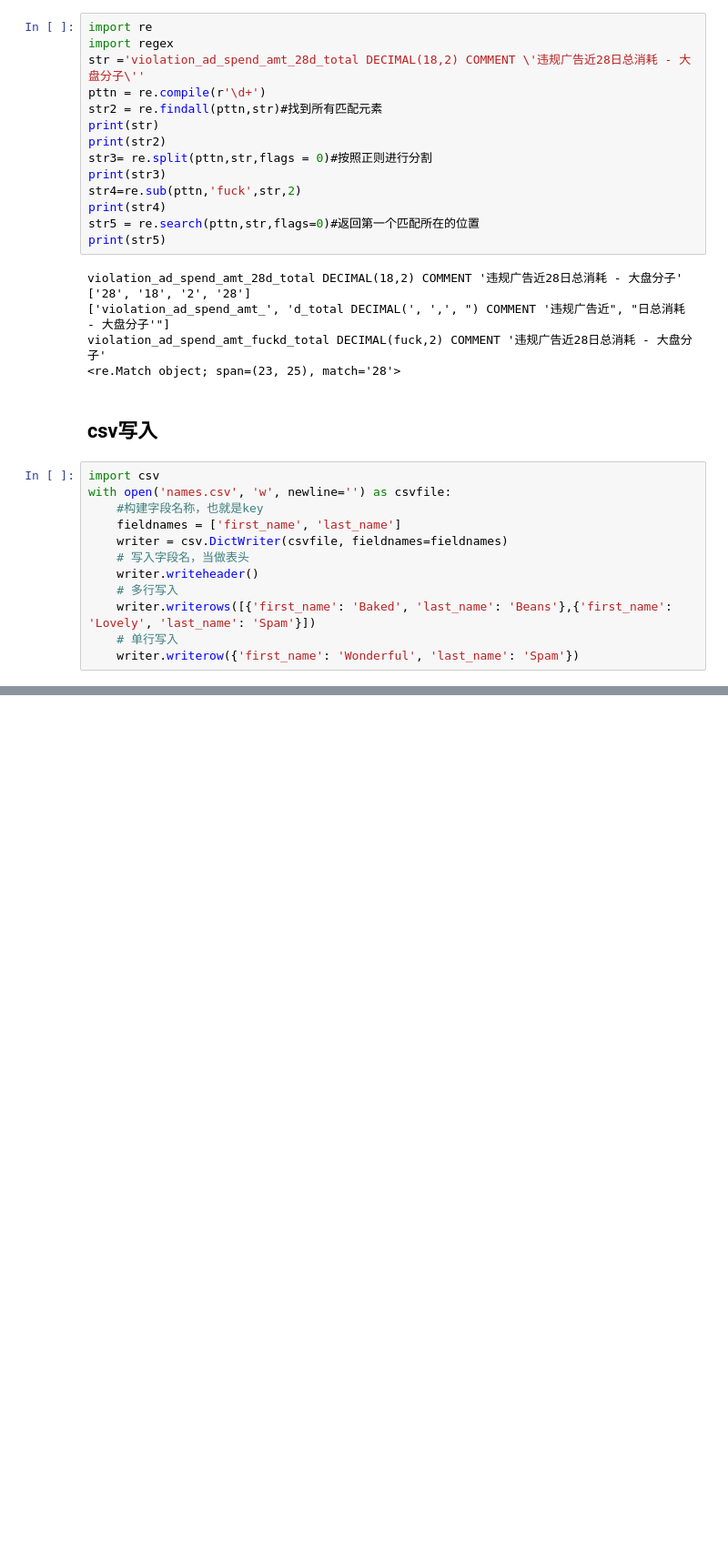
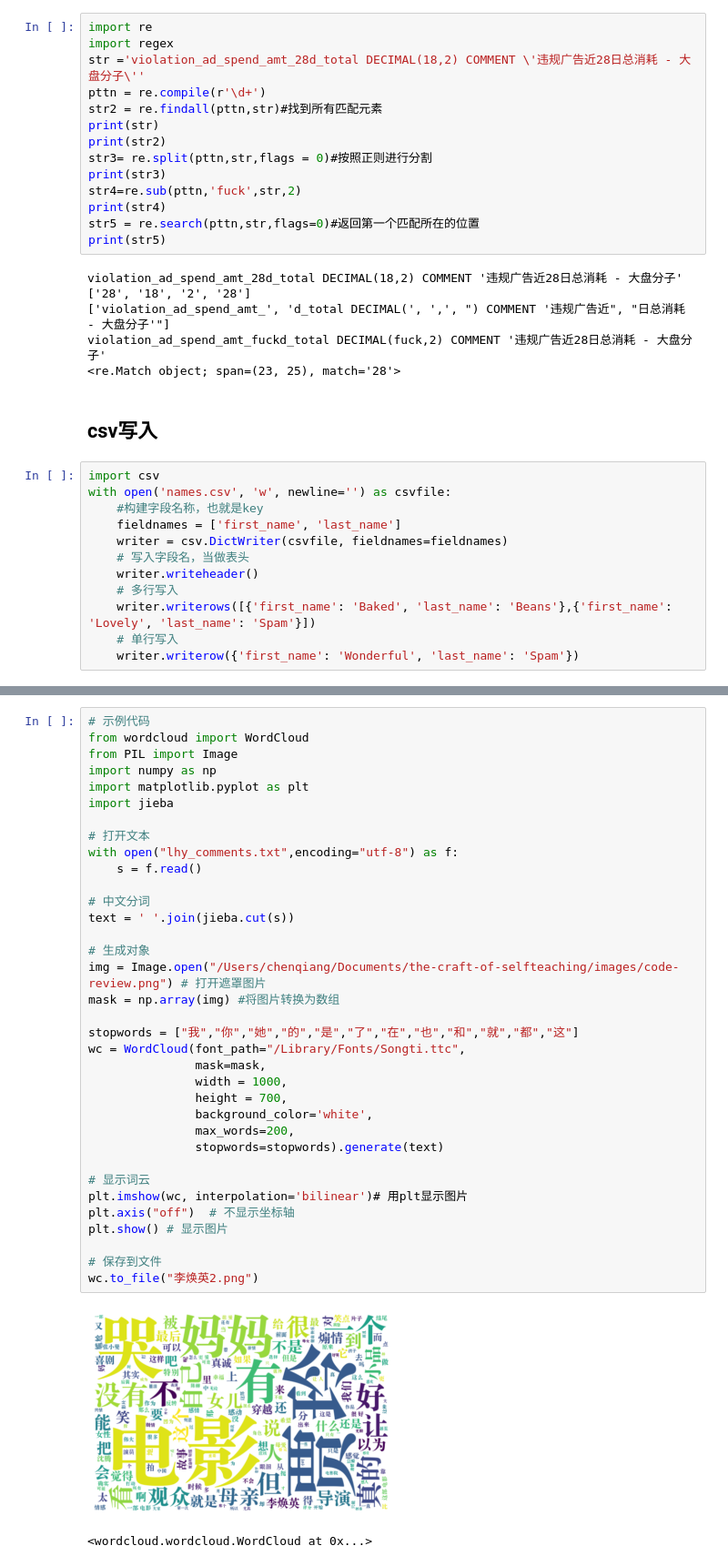
Before and after one commit to hoolich/the-craft-of-selfteaching, a Jupyter notebook: Part5.B.downloadcsv.ipynb, the cells around one changed output, grey strips where cells are left out. Shown at 91% size. Cells and saved outputs as stored; diff of their text form; blank space fills up the shorter version.

```diff
--- a/Part5.B.downloadcsv.ipynb
+++ b/Part5.B.downloadcsv.ipynb
@@ -340,0 +443,38 @@ with open('names.csv', 'w', newline='') as csvfile:
+# %%
+# 示例代码
+from wordcloud import WordCloud
+from PIL import Image
+import numpy as np
+import matplotlib.pyplot as plt
+import jieba
+
+# 打开文本
+with open("lhy_comments.txt",encoding="utf-8") as f:
+    s = f.read()
+
+# 中文分词
+text = ' '.join(jieba.cut(s))
+
+# 生成对象
+img = Image.open("/Users/chenqiang/Documents/the-craft-of-selfteaching/images/code-review.png") # 打开遮罩图片
+mask = np.array(img) #将图片转换为数组
+
+stopwords = ["我","你","她","的","是","了","在","也","和","就","都","这"]
+wc = WordCloud(font_path="/Library/Fonts/Songti.ttc",
+               mask=mask,
+               width = 1000,
+               height = 700,
+               background_color='white',
+               max_words=200,
+               stopwords=stopwords).generate(text)
+
+# 显示词云
+plt.imshow(wc, interpolation='bilinear')# 用plt显示图片
+plt.axis("off")  # 不显示坐标轴
+plt.show() # 显示图片
+
+# 保存到文件
+wc.to_file("李焕英2.png")
+# %% [output]
+[figure, added]
+<wordcloud.wordcloud.WordCloud at 0x...>
```
Also changed, not shown: parts of 3 cells of this notebook, 18 other files.
